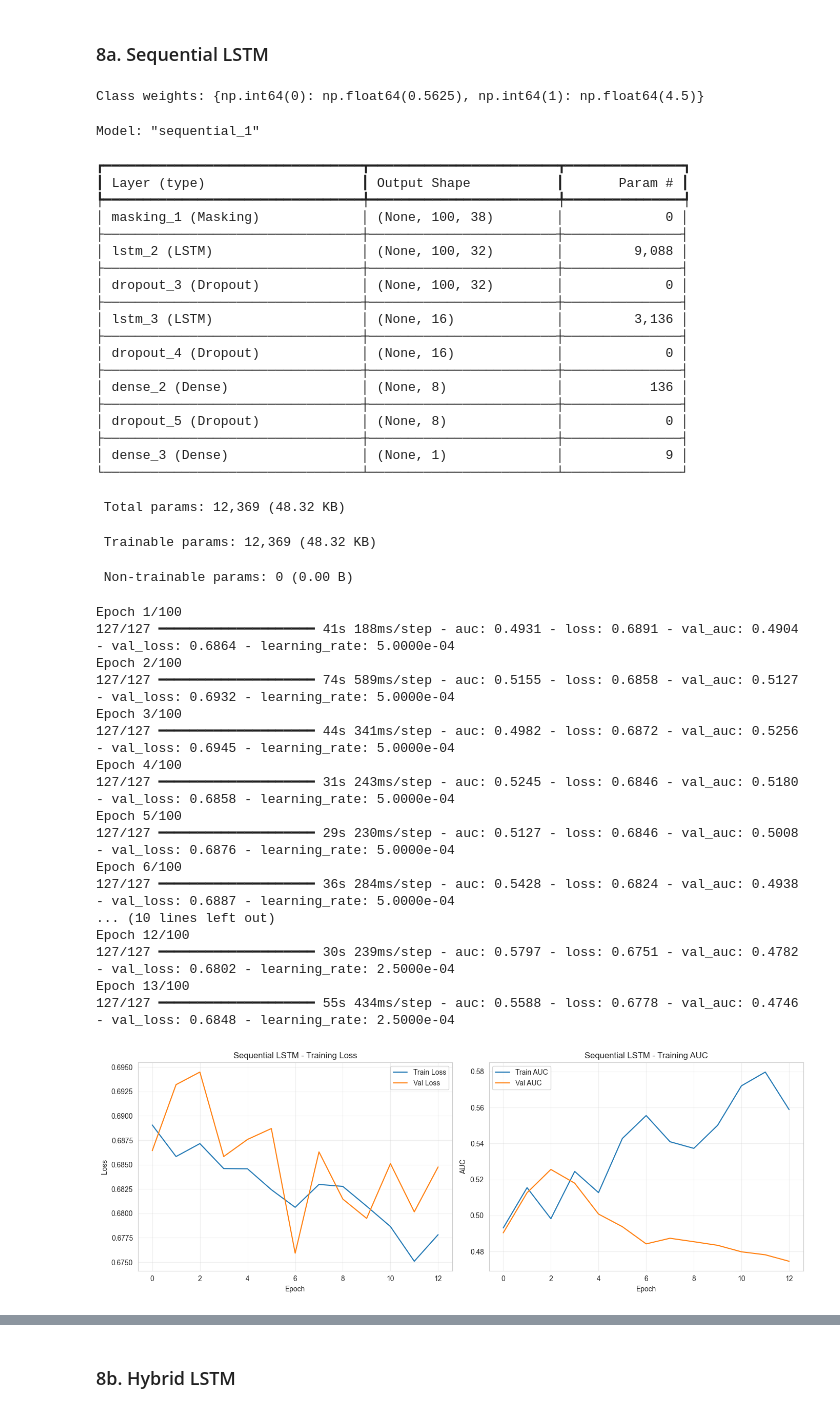
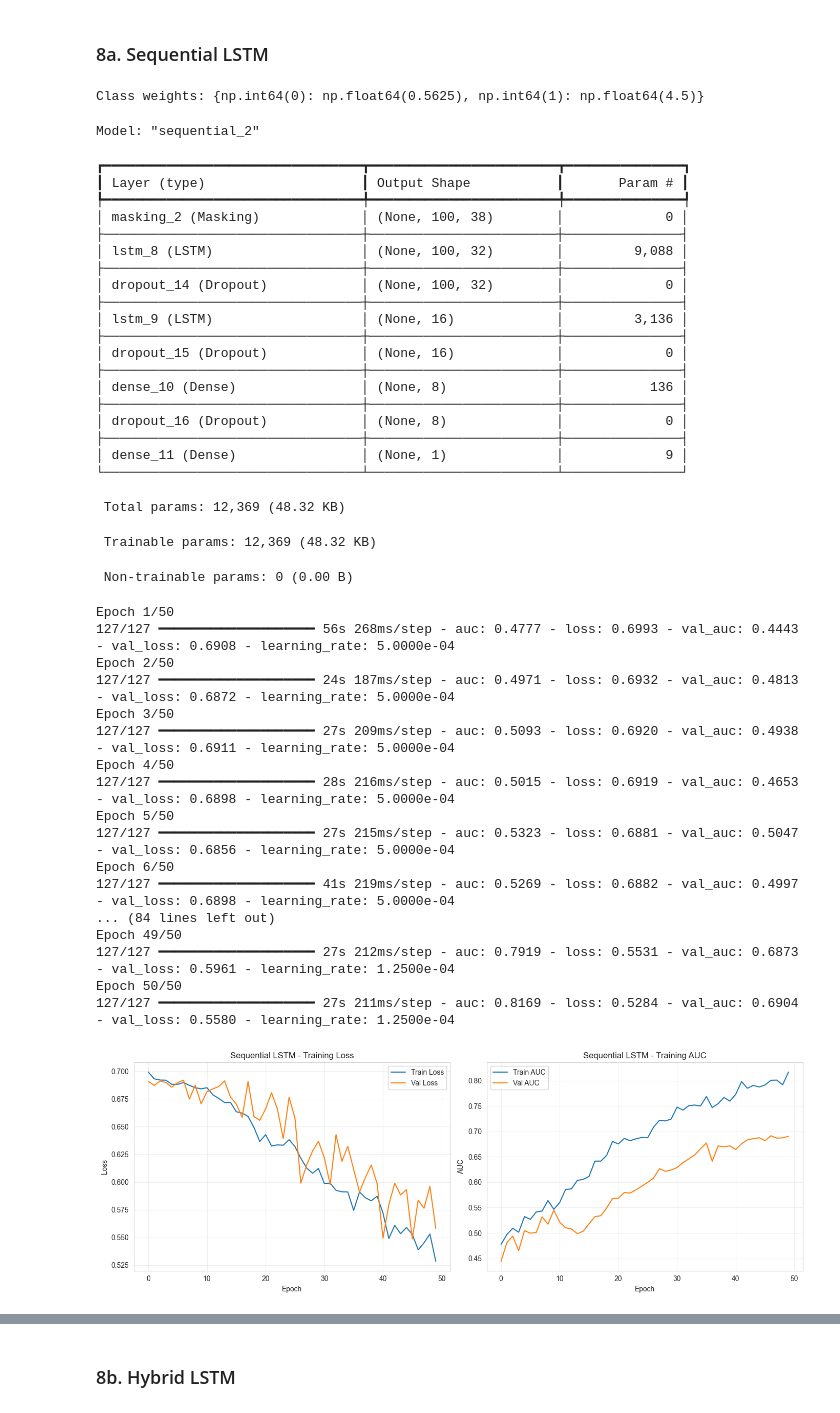
Before and after one commit to Attabeezy/sequential-crm-for-dce, a Jupyter notebook: notebooks/credit_risk_model.ipynb, the cells around one changed output, grey strips where cells are left out. Saved outputs shown, nothing was run; the diff lists cells and outputs as text; code cells hidden in the pictures.

```diff
--- a/notebooks/credit_risk_model.ipynb
+++ b/notebooks/credit_risk_model.ipynb
@@ -387,7 +387,8 @@ df_merged = df_merged[df_merged['credit_risk_label'] != -1].copy()
 df_merged['default'] = (df_merged['credit_risk_label'] == 2).astype(int)
 df_merged = loader._engineer_loan_features(df_merged)
 
-drop_cols = ['user_id', 'credit_risk_label', 'credit_archetype', 'default', 'gen_txn_count']
+drop_cols = ['user_id', 'credit_risk_label', 'credit_archetype', 'default', 'gen_txn_count',
+             'final_credit_limit', 'loans_taken']
 feature_cols = [c for c in df_merged.columns if c not in drop_cols]
 
 # Fit static scaler on train users only to avoid data leakage
@@ -494,66 +495,66 @@ lstm_model.model.summary()
 
 lstm_history = lstm_model.fit(
     X_train_seq, y_train_lstm,
-    epochs=100, batch_size=32,
+    epochs=50, batch_size=32,
     class_weight=class_weights_lstm,
 )
 
 fig, (ax1, ax2) = plt.subplots(1, 2, figsize=(14, 5))
 ax1.plot(lstm_history.history['loss'], label='Train Loss')
 ax1.plot(lstm_history.history['val_loss'], label='Val Loss')
 ax1.set_xlabel('Epoch'); ax1.set_ylabel('Loss')
 ax1.set_title('Sequential LSTM - Training Loss')
 ax1.legend(); ax1.grid(True, alpha=0.3)
 ax2.plot(lstm_history.history['auc'], label='Train AUC')
 ax2.plot(lstm_history.history['val_auc'], label='Val AUC')
 ax2.set_xlabel('Epoch'); ax2.set_ylabel('AUC')
 ax2.set_title('Sequential LSTM - Training AUC')
 ax2.legend(); ax2.grid(True, alpha=0.3)
 plt.tight_layout()
 plt.show()
 # %% [output]
 Class weights: {np.int64(0): np.float64(0.5625), np.int64(1): np.float64(4.5)}
-Model: "sequential_1"
+Model: "sequential_2"
 ┏━━━━━━━━━━━━━━━━━━━━━━━━━━━━━━━━━┳━━━━━━━━━━━━━━━━━━━━━━━━┳━━━━━━━━━━━━━━━┓
 ┃ Layer (type)                    ┃ Output Shape           ┃       Param # ┃
 ┡━━━━━━━━━━━━━━━━━━━━━━━━━━━━━━━━━╇━━━━━━━━━━━━━━━━━━━━━━━━╇━━━━━━━━━━━━━━━┩
-│ masking_1 (Masking)             │ (None, 100, 38)        │             0 │
+│ masking_2 (Masking)             │ (None, 100, 38)        │             0 │
 ├─────────────────────────────────┼────────────────────────┼───────────────┤
-│ lstm_2 (LSTM)                   │ (None, 100, 32)        │         9,088 │
+│ lstm_8 (LSTM)                   │ (None, 100, 32)        │         9,088 │
 ├─────────────────────────────────┼────────────────────────┼───────────────┤
-│ dropout_3 (Dropout)             │ (None, 100, 32)        │             0 │
+│ dropout_14 (Dropout)            │ (None, 100, 32)        │             0 │
 ├─────────────────────────────────┼────────────────────────┼───────────────┤
-│ lstm_3 (LSTM)                   │ (None, 16)             │         3,136 │
+│ lstm_9 (LSTM)                   │ (None, 16)             │         3,136 │
 ├─────────────────────────────────┼────────────────────────┼───────────────┤
-│ dropout_4 (Dropout)             │ (None, 16)             │             0 │
+│ dropout_15 (Dropout)            │ (None, 16)             │             0 │
 ├─────────────────────────────────┼────────────────────────┼───────────────┤
-│ dense_2 (Dense)                 │ (None, 8)              │           136 │
+│ dense_10 (Dense)                │ (None, 8)              │           136 │
 ├─────────────────────────────────┼────────────────────────┼───────────────┤
-│ dropout_5 (Dropout)             │ (None, 8)              │             0 │
+│ dropout_16 (Dropout)            │ (None, 8)              │             0 │
 ├─────────────────────────────────┼────────────────────────┼───────────────┤
-│ dense_3 (Dense)                 │ (None, 1)              │             9 │
+│ dense_11 (Dense)                │ (None, 1)              │             9 │
 └─────────────────────────────────┴────────────────────────┴───────────────┘
  Total params: 12,369 (48.32 KB)
  Trainable params: 12,369 (48.32 KB)
  Non-trainable params: 0 (0.00 B)
-Epoch 1/100
-127/127 ━━━━━━━━━━━━━━━━━━━━ 41s 188ms/step - auc: 0.4931 - loss: 0.6891 - val_auc: 0.4904 - val_loss: 0.6864 - learning_rate: 5.0000e-04
-Epoch 2/100
-127/127 ━━━━━━━━━━━━━━━━━━━━ 74s 589ms/step - auc: 0.5155 - loss: 0.6858 - val_auc: 0.5127 - val_loss: 0.6932 - learning_rate: 5.0000e-04
-Epoch 3/100
-127/127 ━━━━━━━━━━━━━━━━━━━━ 44s 341ms/step - auc: 0.4982 - loss: 0.6872 - val_auc: 0.5256 - val_loss: 0.6945 - learning_rate: 5.0000e-04
-Epoch 4/100
-127/127 ━━━━━━━━━━━━━━━━━━━━ 31s 243ms/step - auc: 0.5245 - loss: 0.6846 - val_auc: 0.5180 - val_loss: 0.6858 - learning_rate: 5.0000e-04
-Epoch 5/100
-127/127 ━━━━━━━━━━━━━━━━━━━━ 29s 230ms/step - auc: 0.5127 - loss: 0.6846 - val_auc: 0.5008 - val_loss: 0.6876 - learning_rate: 5.0000e-04
-Epoch 6/100
-127/127 ━━━━━━━━━━━━━━━━━━━━ 36s 284ms/step - auc: 0.5428 - loss: 0.6824 - val_auc: 0.4938 - val_loss: 0.6887 - learning_rate: 5.0000e-04
-... (10 lines left out)
-Epoch 12/100
-127/127 ━━━━━━━━━━━━━━━━━━━━ 30s 239ms/step - auc: 0.5797 - loss: 0.6751 - val_auc: 0.4782 - val_loss: 0.6802 - learning_rate: 2.5000e-04
-Epoch 13/100
-127/127 ━━━━━━━━━━━━━━━━━━━━ 55s 434ms/step - auc: 0.5588 - loss: 0.6778 - val_auc: 0.4746 - val_loss: 0.6848 - learning_rate: 2.5000e-04
+Epoch 1/50
+127/127 ━━━━━━━━━━━━━━━━━━━━ 56s 268ms/step - auc: 0.4777 - loss: 0.6993 - val_auc: 0.4443 - val_loss: 0.6908 - learning_rate: 5.0000e-04
+Epoch 2/50
+127/127 ━━━━━━━━━━━━━━━━━━━━ 24s 187ms/step - auc: 0.4971 - loss: 0.6932 - val_auc: 0.4813 - val_loss: 0.6872 - learning_rate: 5.0000e-04
+Epoch 3/50
+127/127 ━━━━━━━━━━━━━━━━━━━━ 27s 209ms/step - auc: 0.5093 - loss: 0.6920 - val_auc: 0.4938 - val_loss: 0.6911 - learning_rate: 5.0000e-04
+Epoch 4/50
+127/127 ━━━━━━━━━━━━━━━━━━━━ 28s 216ms/step - auc: 0.5015 - loss: 0.6919 - val_auc: 0.4653 - val_loss: 0.6898 - learning_rate: 5.0000e-04
+Epoch 5/50
+127/127 ━━━━━━━━━━━━━━━━━━━━ 27s 215ms/step - auc: 0.5323 - loss: 0.6881 - val_auc: 0.5047 - val_loss: 0.6856 - learning_rate: 5.0000e-04
+Epoch 6/50
+127/127 ━━━━━━━━━━━━━━━━━━━━ 41s 219ms/step - auc: 0.5269 - loss: 0.6882 - val_auc: 0.4997 - val_loss: 0.6898 - learning_rate: 5.0000e-04
+... (84 lines left out)
+Epoch 49/50
+127/127 ━━━━━━━━━━━━━━━━━━━━ 27s 212ms/step - auc: 0.7919 - loss: 0.5531 - val_auc: 0.6873 - val_loss: 0.5961 - learning_rate: 1.2500e-04
+Epoch 50/50
+127/127 ━━━━━━━━━━━━━━━━━━━━ 27s 211ms/step - auc: 0.8169 - loss: 0.5284 - val_auc: 0.6904 - val_loss: 0.5580 - learning_rate: 1.2500e-04
-[figure, old version]
+[figure, new version]
 # %%
 from sklearn.metrics import roc_auc_score, average_precision_score, classification_report
 
```
Also changed, not shown: parts of 22 cells of this notebook, 10 other files.
